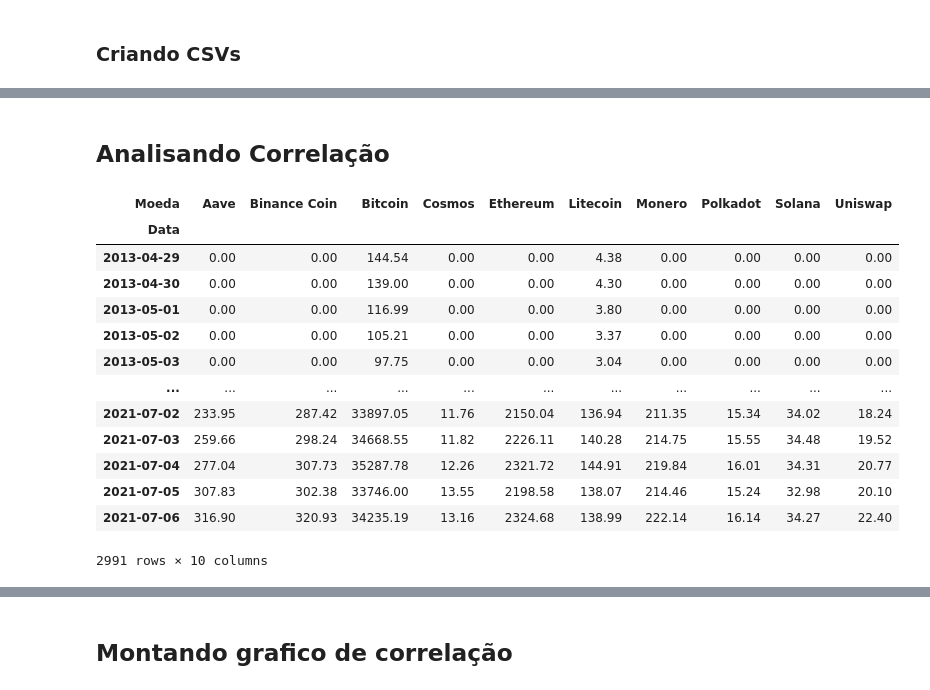
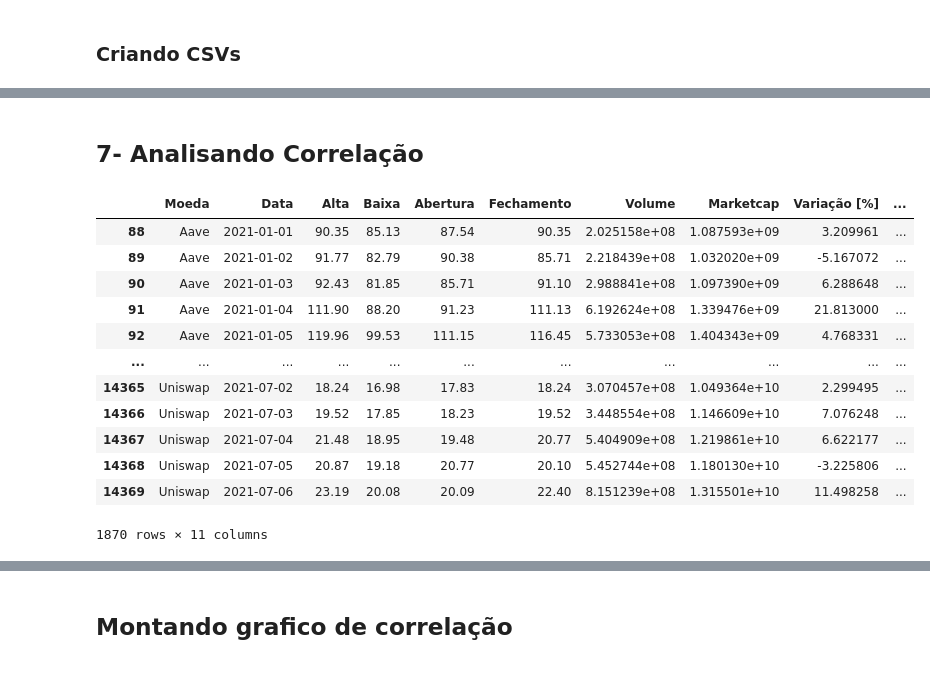
Before and after one commit to NewKanvas/M5-Projeto-5, a Jupyter notebook: Code/crypto_anlys.ipynb, the cells around one changed output, grey strips where cells are left out. Drawn from its saved outputs; the diff is of its cells as text; code cells hidden in the pictures.

```diff
--- a/Code/crypto_anlys.ipynb
+++ b/Code/crypto_anlys.ipynb
@@ -293,0 +609,33 @@ cripto.to_csv('../Data/cripto.csv', index=False) # Salvando tabela em csv
+# %%
+# Converter a coluna 'Data' para o tipo datetime
+criptocopy['Data'] = pd.to_datetime(criptocopy['Data'])
+
+# Calcular o ano a partir da data
+criptocopy['Ano'] = criptocopy['Data'].dt.year
+
+# Calcular a média de fechamento para cada moeda por ano
+media_fechamento = criptocopy.groupby(['Moeda', 'Ano'], sort=False)['Fechamento'].mean().reset_index()
+
+# Ordenar o DataFrame pela coluna 'Fechamento' em ordem decrescente
+media_fechamento = media_fechamento.sort_values(by='Fechamento', ascending=False)
+
+# Criar o gráfico de barras
+fig = go.Figure()
+
+for moeda in media_fechamento['Moeda'].unique():
+    data_moeda = media_fechamento[media_fechamento['Moeda'] == moeda]
+
+    fig.add_trace(go.Bar(
+        x=data_moeda['Ano'],
+        y=data_moeda['Fechamento'],
+        name=f'{moeda}'
+    ))
+
+# Definir os títulos dos eixos
+fig.update_layout(
+    xaxis_title='Ano',
+    yaxis_title='Média de Fechamento'
+)
+
+# Exibir o gráfico
+fig.show()
@@ -294,21 +1105,27 @@ cripto.to_csv('../Data/cripto.csv', index=False) # Salvando tabela em csv
 # %% [markdown]
-## **Analisando Correlação**
+## **7- Analisando Correlação**
+# %%
+data_inicio7 = '2021-01-01'
+data_fim7 = '2021-07-06'
+
+# Filtrar o DataFrame com base no período desejado
+criptocopy7 = criptocopy[(criptocopy['Data'] >= data_inicio7) & (criptocopy['Data'] <= data_fim7)]
+criptocopy7
+# %% [output]
+|  | Moeda | Data | Alta | Baixa | Abertura | Fechamento | Volume | Marketcap | Variação [%] | ... |
+| 88 | Aave | 2021-01-01 | 90.35 | 85.13 | 87.54 | 90.35 | 2.025158e+08 | 1.087593e+09 | 3.209961 | ... |
+| 89 | Aave | 2021-01-02 | 91.77 | 82.79 | 90.38 | 85.71 | 2.218439e+08 | 1.032020e+09 | -5.167072 | ... |
+| 90 | Aave | 2021-01-03 | 92.43 | 81.85 | 85.71 | 91.10 | 2.988841e+08 | 1.097390e+09 | 6.288648 | ... |
+| 91 | Aave | 2021-01-04 | 111.90 | 88.20 | 91.23 | 111.13 | 6.192624e+08 | 1.339476e+09 | 21.813000 | ... |
+| 92 | Aave | 2021-01-05 | 119.96 | 99.53 | 111.15 | 116.45 | 5.733053e+08 | 1.404343e+09 | 4.768331 | ... |
+| ... | ... | ... | ... | ... | ... | ... | ... | ... | ... | ... |
+| 14365 | Uniswap | 2021-07-02 | 18.24 | 16.98 | 17.83 | 18.24 | 3.070457e+08 | 1.049364e+10 | 2.299495 | ... |
+| 14366 | Uniswap | 2021-07-03 | 19.52 | 17.85 | 18.23 | 19.52 | 3.448554e+08 | 1.146609e+10 | 7.076248 | ... |
+| 14367 | Uniswap | 2021-07-04 | 21.48 | 18.95 | 19.48 | 20.77 | 5.404909e+08 | 1.219861e+10 | 6.622177 | ... |
+| 14368 | Uniswap | 2021-07-05 | 20.87 | 19.18 | 20.77 | 20.10 | 5.452744e+08 | 1.180130e+10 | -3.225806 | ... |
+| 14369 | Uniswap | 2021-07-06 | 23.19 | 20.08 | 20.09 | 22.40 | 8.151239e+08 | 1.315501e+10 | 11.498258 | ... |
+1870 rows × 11 columns
 # %%
-criptoanlys =criptocopy.groupby(['Moeda', 'Data'])['Fechamento'].sum().unstack().fillna(0)
-criptoanlys.T
+criptoanlys =criptocopy7.groupby(['Data','Moeda'])['Fechamento'].sum().unstack().fillna(0)
+#criptoanlys
-# %% [output]
-| Moeda | Aave | Binance Coin | Bitcoin | Cosmos | Ethereum | Litecoin | Monero | Polkadot | Solana | Uniswap |
-| Data |  |  |  |  |  |  |  |  |  |  |
-| 2013-04-29 | 0.00 | 0.00 | 144.54 | 0.00 | 0.00 | 4.38 | 0.00 | 0.00 | 0.00 | 0.00 |
-| 2013-04-30 | 0.00 | 0.00 | 139.00 | 0.00 | 0.00 | 4.30 | 0.00 | 0.00 | 0.00 | 0.00 |
-| 2013-05-01 | 0.00 | 0.00 | 116.99 | 0.00 | 0.00 | 3.80 | 0.00 | 0.00 | 0.00 | 0.00 |
-| 2013-05-02 | 0.00 | 0.00 | 105.21 | 0.00 | 0.00 | 3.37 | 0.00 | 0.00 | 0.00 | 0.00 |
-| 2013-05-03 | 0.00 | 0.00 | 97.75 | 0.00 | 0.00 | 3.04 | 0.00 | 0.00 | 0.00 | 0.00 |
-| ... | ... | ... | ... | ... | ... | ... | ... | ... | ... | ... |
-| 2021-07-02 | 233.95 | 287.42 | 33897.05 | 11.76 | 2150.04 | 136.94 | 211.35 | 15.34 | 34.02 | 18.24 |
-| 2021-07-03 | 259.66 | 298.24 | 34668.55 | 11.82 | 2226.11 | 140.28 | 214.75 | 15.55 | 34.48 | 19.52 |
-| 2021-07-04 | 277.04 | 307.73 | 35287.78 | 12.26 | 2321.72 | 144.91 | 219.84 | 16.01 | 34.31 | 20.77 |
-| 2021-07-05 | 307.83 | 302.38 | 33746.00 | 13.55 | 2198.58 | 138.07 | 214.46 | 15.24 | 32.98 | 20.10 |
-| 2021-07-06 | 316.90 | 320.93 | 34235.19 | 13.16 | 2324.68 | 138.99 | 222.14 | 16.14 | 34.27 | 22.40 |
-2991 rows × 10 columns
 # %%
```
Also changed, not shown: parts of 58 cells of this notebook.
